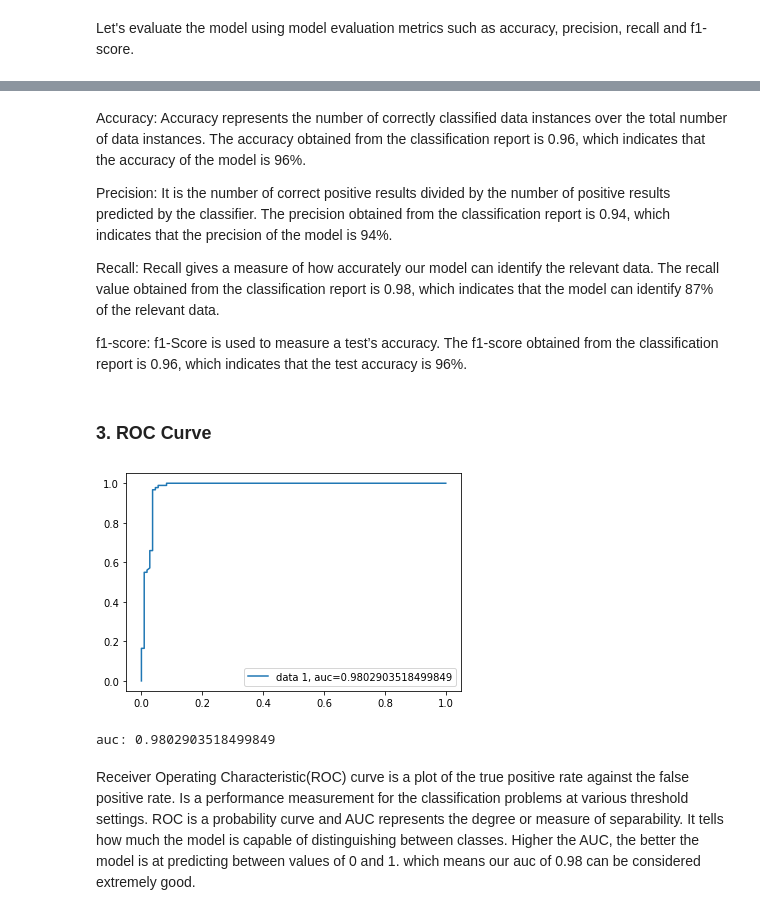
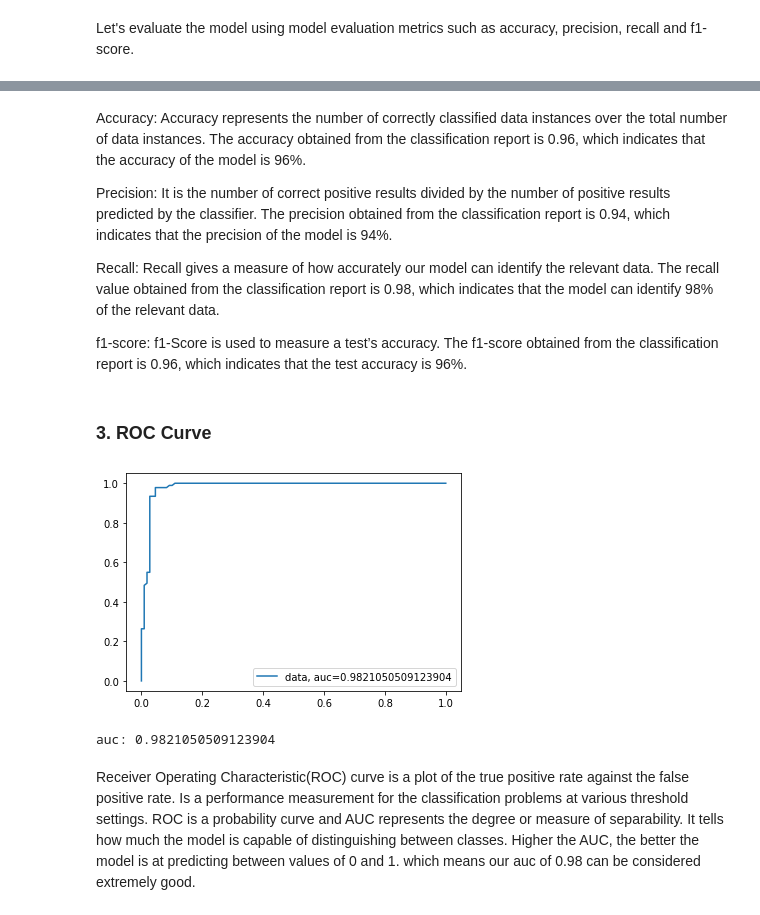
Before and after one commit to MKarolis/address-classification-ai, a Jupyter notebook: documentation.ipynb, the cells around one changed output, grey strips where cells are left out. Drawn from its saved outputs; the diff is of its cells as text; code cells hidden in the pictures.

```diff
--- a/documentation.ipynb
+++ b/documentation.ipynb
@@ -661,7 +637,9 @@ Name: label, dtype: int64
 # %% [markdown]
 ### 1. Setting the values for independent (X) variable and dependent (Y) variable
 # %%
-x = addresses.drop(['label', 'digits_group_count', 'separated_digits_group_count', 'comma_count', 'comma_separated_entities_having_numbers_near_words', 'comma_separated_entities_having_numbers'], axis=1)
+from prepare import PROPERTY_LABEL, PROPERTY_SEPARATED_DIGIT_GROUP_COUNT, PROPERTY_COMMA_SEPARATED_ENTITIES_HAVING_DIGITS_NEAR_WORDS, PROPERTY_DIGITS_GROUP_COUNT, PROPERTY_COMMA_COUNT, PROPERTY_COMMA_SEPARATED_ENTITIES_HAVING_DIGITS
+
+x = addresses.drop([PROPERTY_LABEL,  PROPERTY_SEPARATED_DIGIT_GROUP_COUNT, PROPERTY_COMMA_SEPARATED_ENTITIES_HAVING_DIGITS_NEAR_WORDS, PROPERTY_DIGITS_GROUP_COUNT, PROPERTY_COMMA_COUNT, PROPERTY_COMMA_SEPARATED_ENTITIES_HAVING_DIGITS], axis=1)
 y = addresses.label
 # %% [markdown]
 As previously chosen, we will use the length, digit_count and token_count features to train our model, excluding the other features.
@@ -702,5 +680,7 @@ Name: label, Length: 999, dtype: int64
 ### 2. Splitting the dataset
 # %%
 from sklearn.model_selection import train_test_split
+from constants import RANDOM_STATE
 
-X_train, X_test, y_train, y_test = train_test_split(X, y, test_size=0.2, random_state=42)
+x_train, x_test, y_train, y_test = train_test_split(x, y, test_size=0.2, random_state=RANDOM_STATE)
+RANDOM_STATE
@@ -712,7 +694,7 @@ We need to split our dataset into training and testing sets. We’ll perform thi
 from sklearn.linear_model import LogisticRegression
 
 lr_model = LogisticRegression(solver='lbfgs', max_iter=1000)
-lr_model.fit(X_train, y_train)
+lr_model.fit(x_train, y_train)
 # %% [output]
 LogisticRegression(max_iter=1000)
 # %% [markdown]
@@ -798,22 +780,22 @@ Accuracy: Accuracy represents the number of correctly classified data instances
 
 Precision: It is the number of correct positive results divided by the number of positive results predicted by the classifier. The precision obtained from the classification report is 0.94, which indicates that the precision of the model is 94%.
 
-Recall: Recall gives a measure of how accurately our model can identify the relevant data. The recall value obtained from the classification report is 0.98, which indicates that the model can identify 87% of the relevant data.
+Recall: Recall gives a measure of how accurately our model can identify the relevant data. The recall value obtained from the classification report is 0.98, which indicates that the model can identify 98% of the relevant data.
 
 f1-score: f1-Score is used to measure a test’s accuracy. The f1-score obtained from the classification report is 0.96, which indicates that the test accuracy is 96%.
 # %% [markdown]
 ### 3. ROC Curve
 # %%
-y_pred_proba = lr_model.predict_proba(X_test)[::,1]
+y_pred_proba = lr_model.predict_proba(x_test)[::,1]
 fpr, tpr, _ = metrics.roc_curve(y_test,  y_pred_proba)
 auc = metrics.roc_auc_score(y_test, y_pred_proba)
-plt.plot(fpr,tpr,label="data 1, auc="+str(auc))
+plt.plot(fpr,tpr,label="data, auc="+str(auc))
 plt.legend(loc=4)
 plt.show()
 print("auc:", auc)
 # %% [output]
-[figure, old version]
+[figure, new version]
-auc: 0.9802903518499849
+auc: 0.9821050509123904
 # %% [markdown]
 Receiver Operating Characteristic(ROC) curve is a plot of the true positive rate against the false positive rate. Is a performance measurement for the classification problems at various threshold settings. ROC is a probability curve and AUC represents the degree or measure of separability. It tells how much the model is capable of distinguishing between classes. Higher the AUC, the better the model is at predicting between values of 0 and 1.
 which means our auc of 0.98 can be considered extremely good.
```
Also changed, not shown: parts of 58 cells of this notebook, 5 other files.
